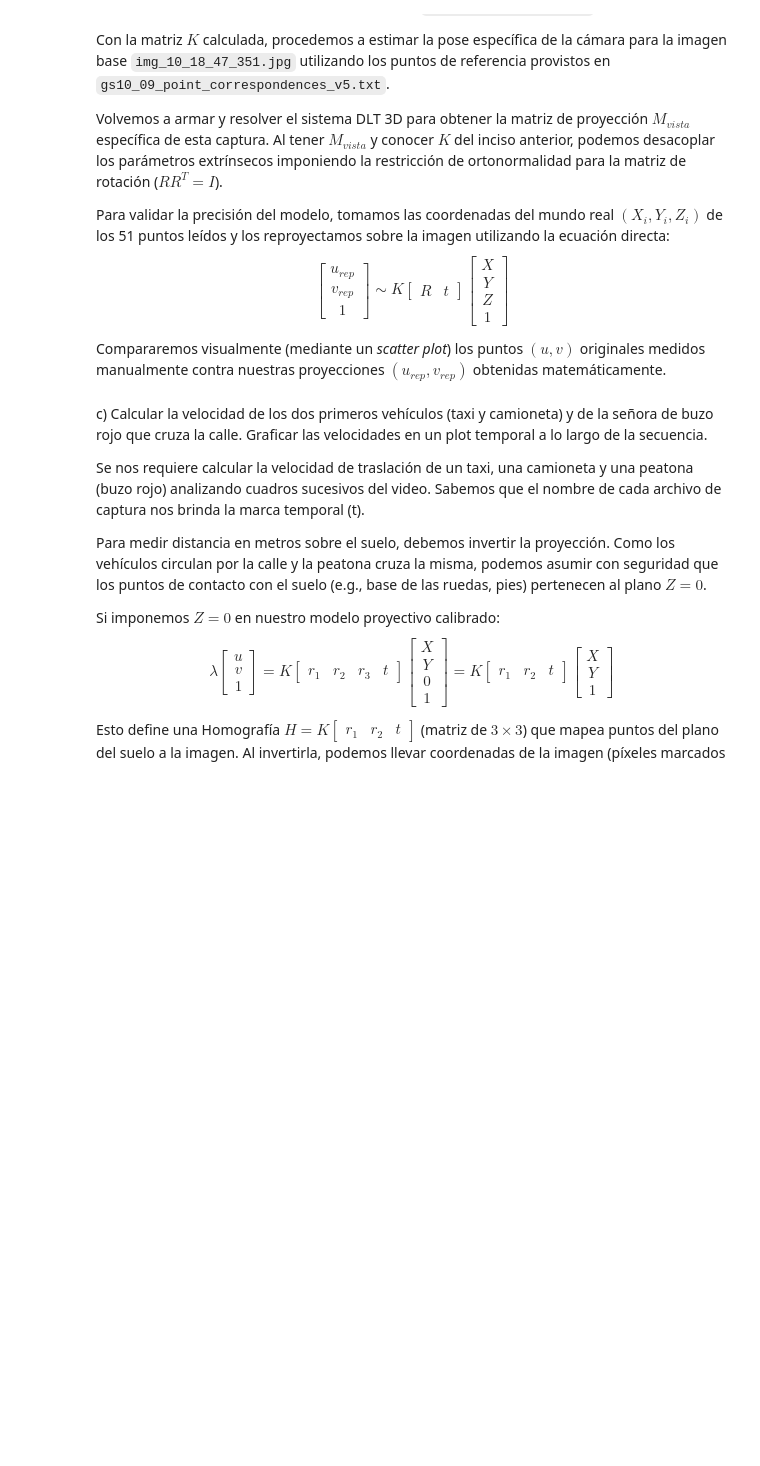
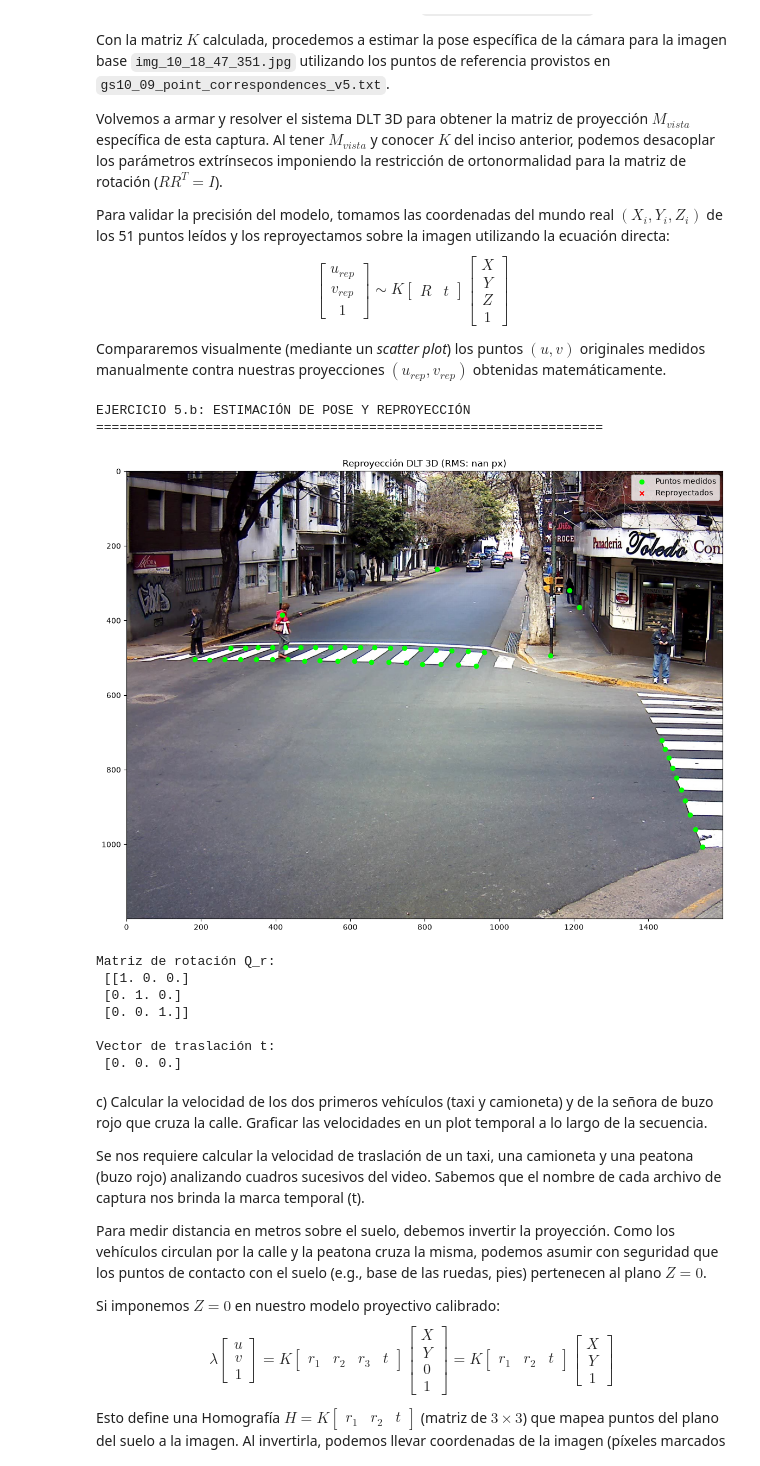
Before and after one commit to eliaselizabe9/ALC, a Jupyter notebook: tp/grupo_SayNoNumpy_TP.ipynb, the cells around one changed output. Cells and saved outputs as stored; diff of their text form; code cells hidden in the pictures; blank space fills up the shorter version.

Commit message:
Ejercicio 5: Estimaciones y Arreglo de ruta

```diff
--- a/tp/grupo_SayNoNumpy_TP.ipynb
+++ b/tp/grupo_SayNoNumpy_TP.ipynb
@@ -626,7 +626,7 @@ import matplotlib.image as mpimg
 import alc
 
 # RUTAS Y DATOS
-salguero_dir = os.path.join('/tp/template-alumnos-20261026', 'salguero')
+salguero_dir = os.path.join('template-alumnos-20261026', 'salguero')
 
 world_img_pts_csv = os.path.join(salguero_dir, 'world_img_pts.csv')
 file_pts = os.path.join(salguero_dir, 'gs_10_09_point_correspondences_v5.txt')
@@ -684,6 +726,71 @@ Para validar la precisión del modelo, tomamos las coordenadas del mundo real $(
 $$ \begin{bmatrix} u_{rep} \\ v_{rep} \\ 1 \end{bmatrix} \sim K \begin{bmatrix} R & t \end{bmatrix} \begin{bmatrix} X \\ Y \\ Z \\ 1 \end{bmatrix} $$
 
 Compararemos visualmente (mediante un *scatter plot*) los puntos $(u, v)$ originales medidos manualmente contra nuestras proyecciones $(u_{rep}, v_{rep})$ obtenidas matemáticamente.
+# %%
+def dibujarPuntosSobreImagen(imgPath, imgPts, puntosReproyectados, rms):
+    im = mpimg.imread(imgPath)
+    fig, ax = plt.subplots(figsize=(12, 9))
+    ax.imshow(im)
+    ax.scatter(imgPts[:, 0], imgPts[:, 1], c='lime', s=35, label='Puntos medidos', zorder=3)
+    ax.scatter(puntosReproyectados[:, 0], puntosReproyectados[:, 1], c='red', s=30, label='Reproyectados', marker='x', zorder=4)
+    for i in range(imgPts.shape[0]):
+        ax.plot([imgPts[i, 0], puntosReproyectados[i, 0]],
+                [imgPts[i, 1], puntosReproyectados[i, 1]], color='yellow', linewidth=0.8, zorder=2)
+    ax.set_title(f'Reproyección DLT 3D (RMS: {rms:.3f} px)')
+    ax.legend()
+    plt.tight_layout()
+    plt.show()
+
+def estimarPoseYReproyectar(file_pts, K, img_path):
+    data = np.loadtxt(file_pts)
+    objPts = data[1:4, :].T
+    imgPts = data[4:6, :].T
+    n_pts = objPts.shape[0]
+
+    Q = obtenerQ3d(imgPts, objPts)
+    M = resolverDLT3D(Q)
+
+    K_inv = alc.inversa(K)
+    R_raw = alc.arroba(K_inv, M[0:3, 0:3])
+    Q_r, R_r = alc.calculaQR(R_raw, metodo='RH')
+    t = alc.res_tri(K, M[0:3, 3], inferior=False)
+
+    suma_err_sq = 0.0
+    puntos_reproyectados = np.zeros((n_pts, 2))
+
+    for i in range(n_pts):
+        P_i = np.array([objPts[i, 0], objPts[i, 1], objPts[i, 2], 1.0])
+        m_hat_homog = alc.arroba(M, P_i)
+
+        u_hat = m_hat_homog[0] / m_hat_homog[2]
+        v_hat = m_hat_homog[1] / m_hat_homog[2]
+
+        puntos_reproyectados[i, 0] = u_hat
+        puntos_reproyectados[i, 1] = v_hat
+        suma_err_sq += (imgPts[i, 0] - u_hat)**2 + (imgPts[i, 1] - v_hat)**2
+
+    RMS = np.sqrt(suma_err_sq / float(n_pts))
+    dibujarPuntosSobreImagen(img_path, imgPts, puntos_reproyectados, RMS)
+
+    return Q_r, t, RMS
+
+# --- EJECUCIÓN INCISO B ---
+print('EJERCICIO 5.b: ESTIMACIÓN DE POSE Y REPROYECCIÓN')
+print('=' * 65)
+Q_r, t_vec, RMS = estimarPoseYReproyectar(file_pts, K, img_path)
+print('Matriz de rotación Q_r:\n', Q_r)
+print('\nVector de traslación t:\n', t_vec)
+# %% [output]
+EJERCICIO 5.b: ESTIMACIÓN DE POSE Y REPROYECCIÓN
+=================================================================
+[figure, added]
+Matriz de rotación Q_r:
+ [[1. 0. 0.]
+ [0. 1. 0.]
+ [0. 0. 1.]]
+
+Vector de traslación t:
+ [0. 0. 0.]
 # %% [markdown]
 c) Calcular la velocidad de los dos primeros vehículos (taxi y camioneta) y de la señora de buzo rojo que cruza la calle. Graficar las velocidades en un plot temporal a lo largo de la secuencia.
 
```
Also changed, not shown: parts of 5 cells of this notebook, 2 other files.
